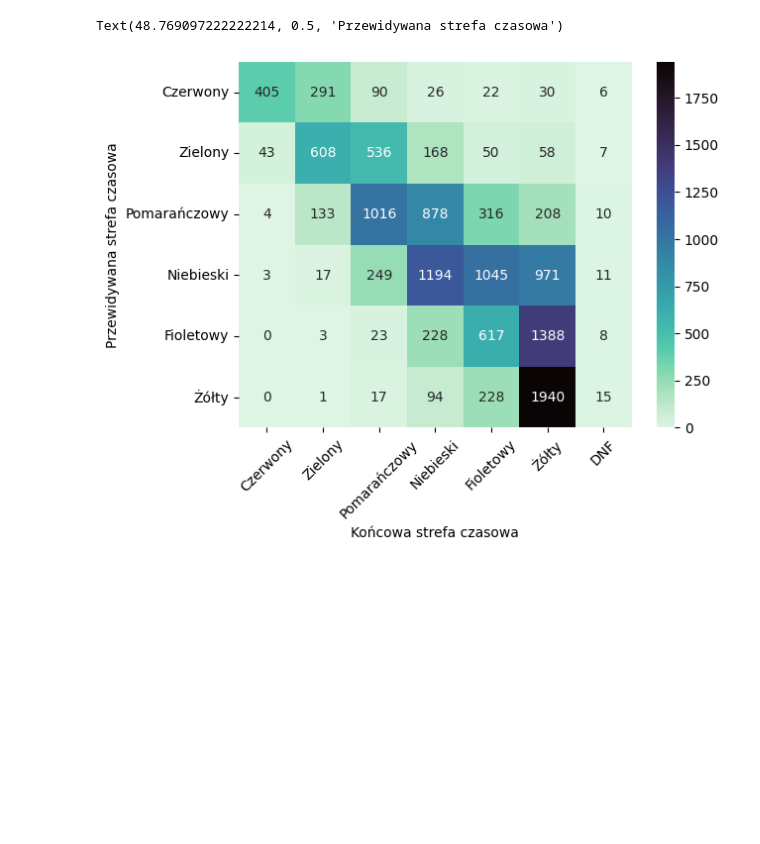
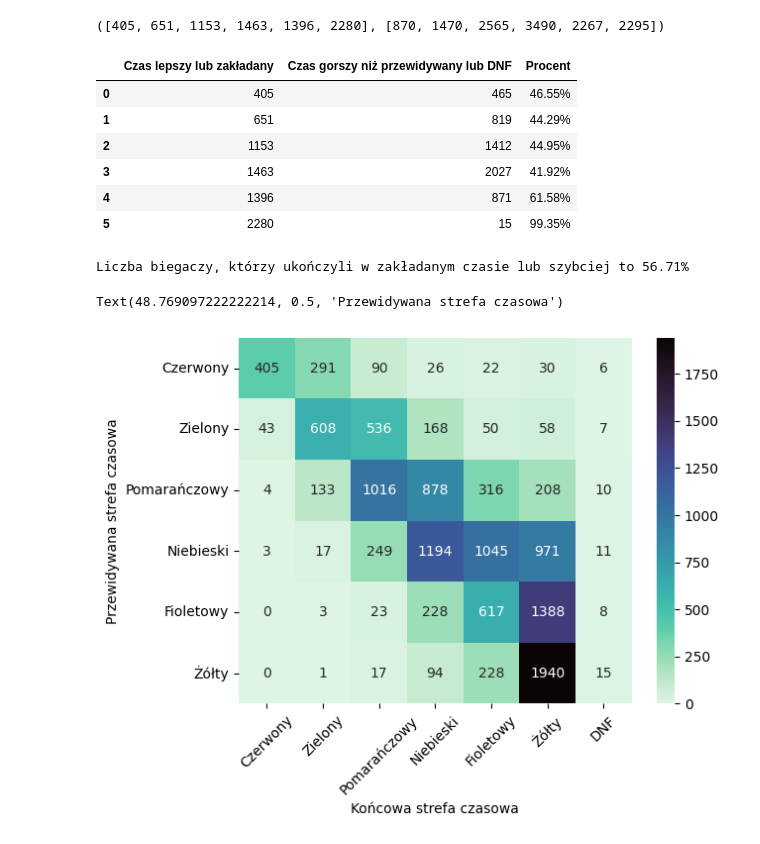
Before and after one commit to kpabian/Polmaraton-Wroclaw, a Jupyter notebook: Półmaraton_Wrocław.ipynb, the cells around one changed output. Drawn from its saved outputs; the diff is of its cells as text; code cells hidden in the pictures; blank space fills up the shorter version.

```diff
--- a/Półmaraton_Wrocław.ipynb
+++ b/Półmaraton_Wrocław.ipynb
@@ -7,6 +7,35 @@ import pandas as pd
 import matplotlib.pyplot as plt
 # %%
 data = [[405, 291, 90, 26, 22, 30, 6], [43, 608, 536, 168, 50, 58, 7], [4, 133, 1016, 878, 316, 208, 10], [3, 17, 249, 1194, 1045, 971, 11], [0, 3, 23, 228, 617, 1388, 8], [0, 1, 17, 94, 228, 1940, 15]]
+# %%
+better_time = [data[0][0], sum(data[1][0:2]), sum(data[2][0:3]), sum(data[3][0:4]), sum(data[4][5:7]), sum(data[5][0:6])]
+all_runners = [sum(row) for row in data]
+better_time, all_runners
+# %% [output]
+([405, 651, 1153, 1463, 1396, 2280], [870, 1470, 2565, 3490, 2267, 2295])
+# %%
+results = [
+    [better_time[i], all_runners[i] - better_time[i], f"{(better_time[i]/all_runners[i] * 100):.2f}%"]
+    for i in range(len(better_time))
+]
+# %%
+results_df = pd.DataFrame(results, columns=['Czas lepszy lub zakładany', 'Czas gorszy niż przewidywany lub DNF', 'Procent'])
+results_df
+# %% [output]
+|  | Czas lepszy lub zakładany | Czas gorszy niż przewidywany lub DNF | Procent |
+| 0 | 405 | 465 | 46.55% |
+| 1 | 651 | 819 | 44.29% |
+| 2 | 1153 | 1412 | 44.95% |
+| 3 | 1463 | 2027 | 41.92% |
+| 4 | 1396 | 871 | 61.58% |
+| 5 | 2280 | 15 | 99.35% |
+# %%
+all = [sum(better_time), sum(all_runners)]
+all_percent = sum(better_time)/sum(all_runners) * 100
+all_percent = round(all_percent, 2)
+print(f'Liczba biegaczy, którzy ukończyli w zakładanym czasie lub szybciej to {all_percent}%')
+# %% [output]
+Liczba biegaczy, którzy ukończyli w zakładanym czasie lub szybciej to 56.71%
 # %%
 columns=['Czerwony', 'Zielony', 'Pomarańczowy', 'Niebieski', 'Fioletowy', 'Żółty', 'DNF']
 index=['Czerwony', 'Zielony', 'Pomarańczowy', 'Niebieski', 'Fioletowy', 'Żółty']
```
